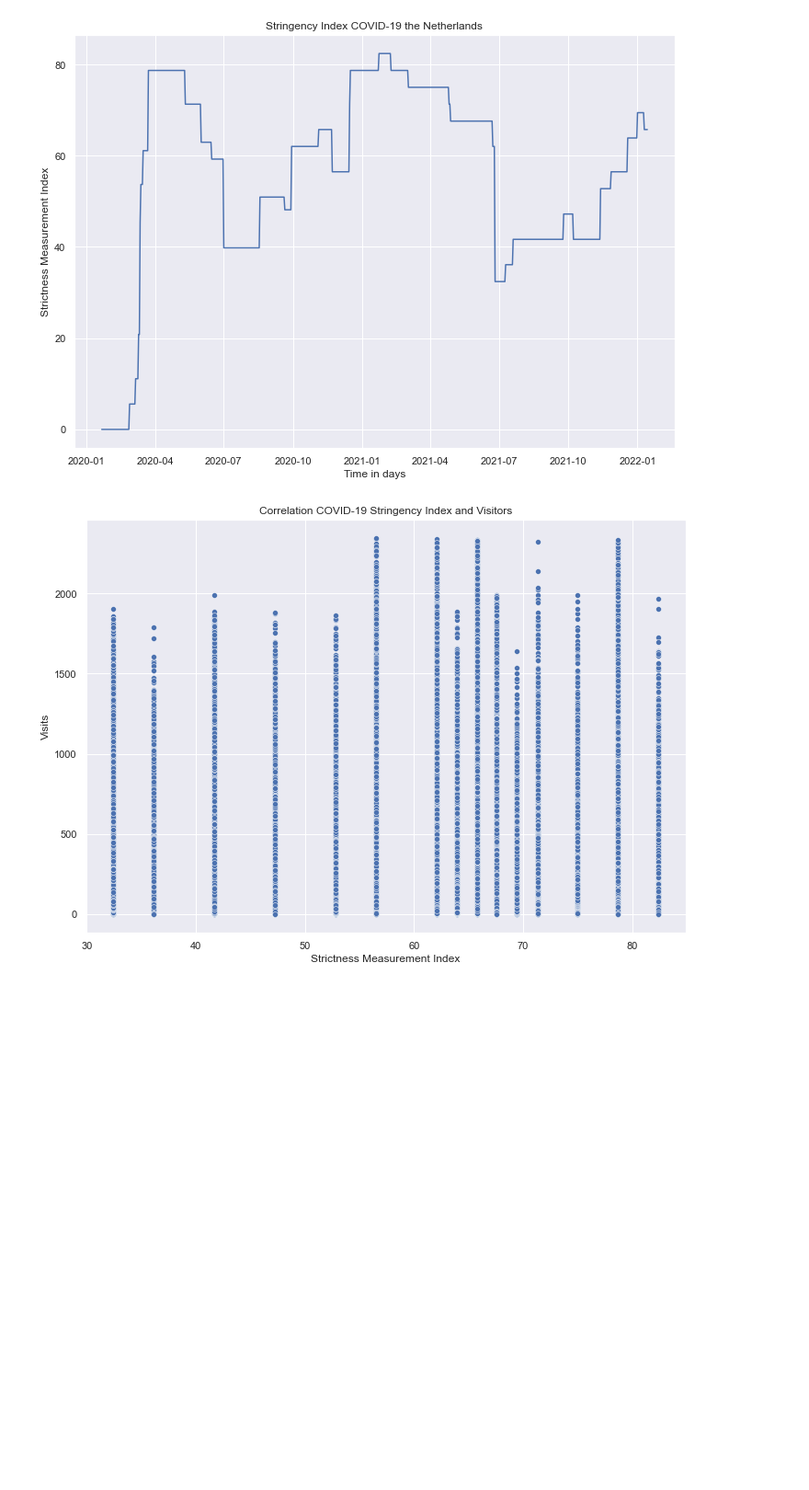
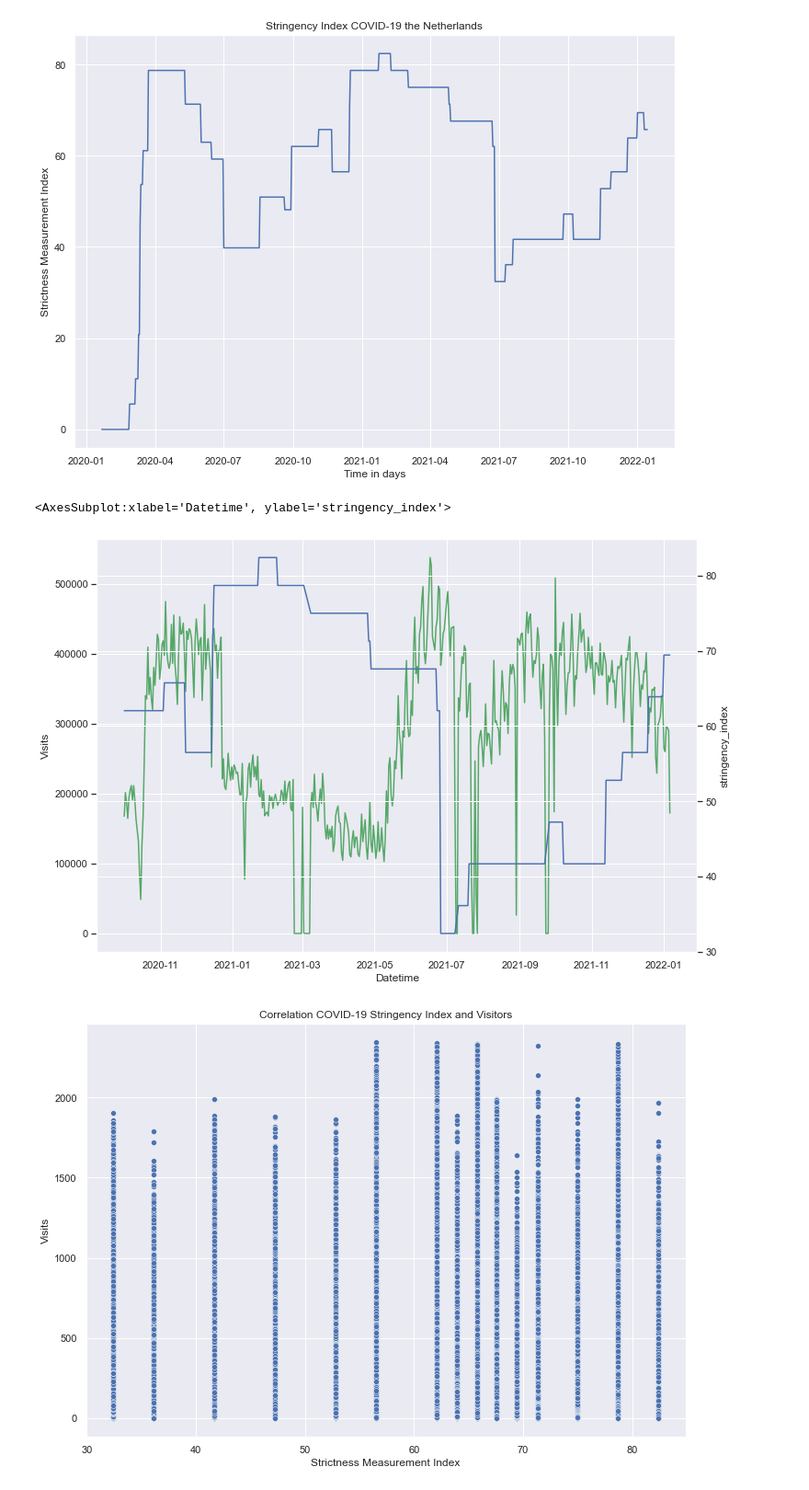
Before and after one commit to lotteph/DSP, a Jupyter notebook: Stringency_EDA.ipynb, the cells around one changed output. Shown at 92% size. Saved outputs shown, nothing was run; the diff lists cells and outputs as text; code cells hidden in the pictures; blank space fills up the shorter version.

Commit message:
Visits vs Stringency

```diff
--- a/Stringency_EDA.ipynb
+++ b/Stringency_EDA.ipynb
@@ -22,6 +23,18 @@ ax.set(xlabel="Time in days", ylabel="Strictness Measurement Index", title="Stri
 [figure]
 # %%
 merged_df = complete_df.merge(stringency_df_NL, how = 'left', left_on='Date', right_on='Day')
+merged_df = merged_df.set_index('Datetime')
+# %%
+import matplotlib.pyplot as plt
+test = merged_df[['Visits','stringency_index']]
+test.index = pd.to_datetime(test.index)
+test2 = test.resample("D").agg({'Visits':'sum','stringency_index':'mean'})#[#.resample("D"
+sns.lineplot(data=test2.Visits, color="g")
+ax2 = plt.twinx()
+sns.lineplot(data=test2.stringency_index, color="b", ax=ax2)
+# %% [output]
+<AxesSubplot:xlabel='Datetime', ylabel='stringency_index'>
+[figure, added]
 # %%
 sns.set(rc={'figure.figsize':(11.7,8.27)})
 ax = sns.scatterplot(data=merged_df, x="stringency_index", y="Visits")
```
Also changed, not shown: parts of 1 cell of this notebook.
